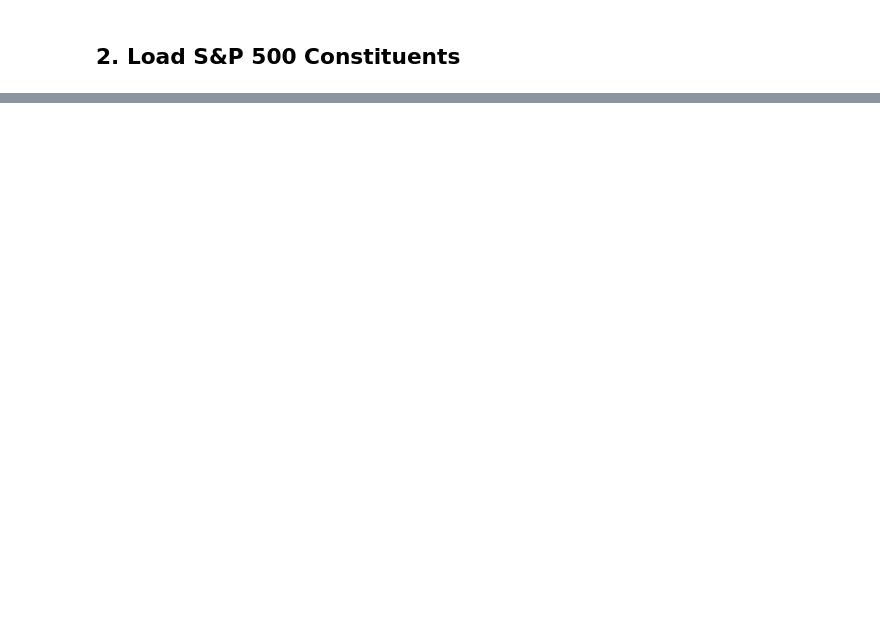
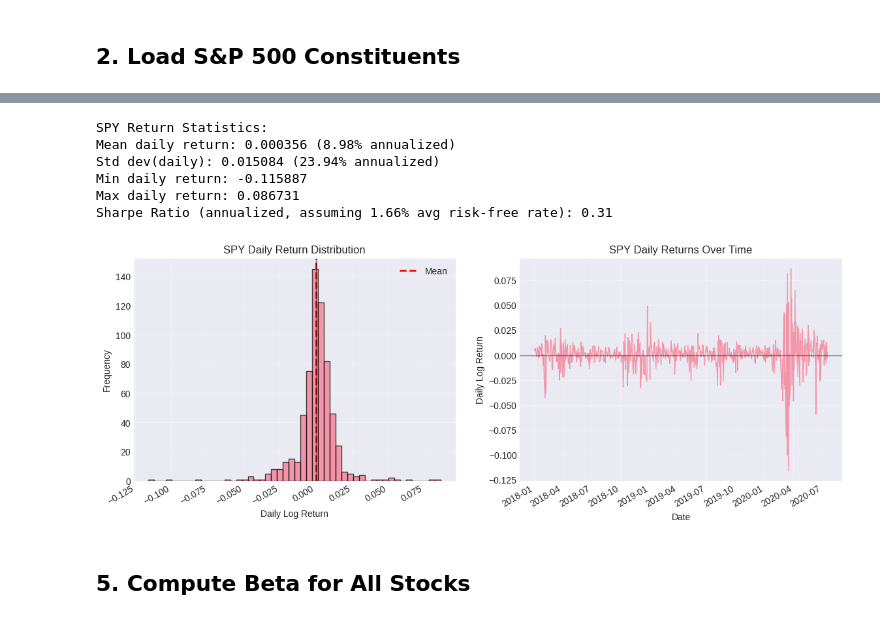
Before and after one commit to samfan-27/market-sentiment-impact-analysis, a Jupyter notebook: notebooks/00_ticker_selection.ipynb, the cells around one changed output, grey strips where cells are left out. Drawn from its saved outputs; the diff is of its cells as text; code cells hidden in the pictures; blank space fills up the shorter version.

Commit message:
feat: Add initial ticker selection notebook

```diff
--- a/notebooks/00_ticker_selection.ipynb
+++ b/notebooks/00_ticker_selection.ipynb
@@ -58,0 +82,8 @@ ValueError: mount failed
+# %%
+tickers = sp500['Symbol'].tolist()
+
+print(f'Total tickers extracted: {len(tickers)}')
+print(f'\nSample tickers: {tickers[:10]}')
+print(f'\nSpecial tickers to note:')
+special_tickers = [t for t in tickers if '.' in t or t == 'XYZ']
+print(special_tickers)
@@ -58,0 +194,48 @@ ValueError: mount failed
+# %%
+spy_returns = returns['SPY']
+
+print('SPY Return Statistics:')
+print(f'Mean daily return: {spy_returns.mean():.6f} ({spy_returns.mean() * 252 * 100:.2f}% annualized)')
+print(f'Std dev(daily): {spy_returns.std():.6f} ({spy_returns.std() * np.sqrt(252) * 100:.2f}% annualized)')
+print(f'Min daily return: {spy_returns.min():.6f}')
+print(f'Max daily return: {spy_returns.max():.6f}')
+
+annualized_return = spy_returns.mean() * 252
+annualized_vol = spy_returns.std() * np.sqrt(252)
+sharpe = (annualized_return - 0.0166) / annualized_vol
+
+# https://fred.stlouisfed.org/series/TB3MS
+print(f'Sharpe Ratio (annualized, assuming 1.66% avg risk-free rate): {sharpe:.2f}')
+# %% [output]
+SPY Return Statistics:
+Mean daily return: 0.000356 (8.98% annualized)
+Std dev(daily): 0.015084 (23.94% annualized)
+Min daily return: -0.115887
+Max daily return: 0.086731
+Sharpe Ratio (annualized, assuming 1.66% avg risk-free rate): 0.31
+# %%
+fig, axes = plt.subplots(1, 2, figsize=(14, 5))
+
+# Histogram
+axes[0].hist(spy_returns, bins=50, alpha=0.7, edgecolor='black')
+axes[0].axvline(spy_returns.mean(), color='red', linestyle='--', linewidth=2, label='Mean')
+axes[0].axvline(0, color='black', linestyle='-', linewidth=1, alpha=0.5)
+axes[0].set_xlabel('Daily Log Return')
+axes[0].set_ylabel('Frequency')
+axes[0].set_title('SPY Daily Return Distribution')
+axes[0].legend()
+axes[0].grid(True, alpha=0.3)
+
+# Time series
+axes[1].plot(spy_returns.index, spy_returns, linewidth=1, alpha=0.7)
+axes[1].axhline(0, color='black', linestyle='-', linewidth=1, alpha=0.5)
+axes[1].set_xlabel('Date')
+axes[1].set_ylabel('Daily Log Return')
+axes[1].set_title('SPY Daily Returns Over Time')
+axes[1].grid(True, alpha=0.3)
+
+fig.autofmt_xdate()
+# %% [output]
+[figure, added]
+# %% [markdown]
+## 5. Compute Beta for All Stocks
```
Also changed, not shown: parts of 30 cells of this notebook, 1 other file.
